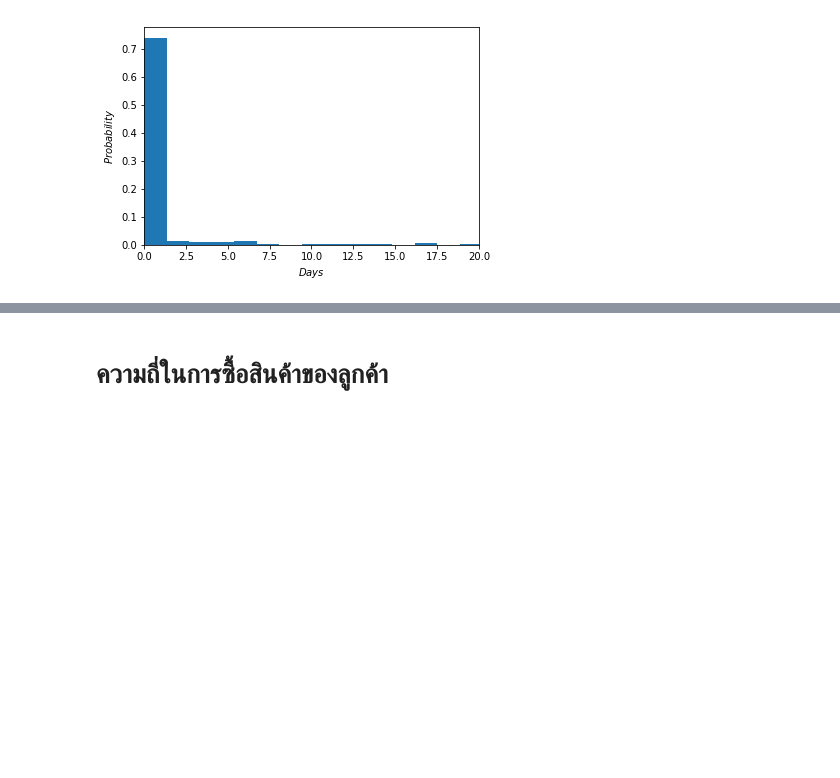
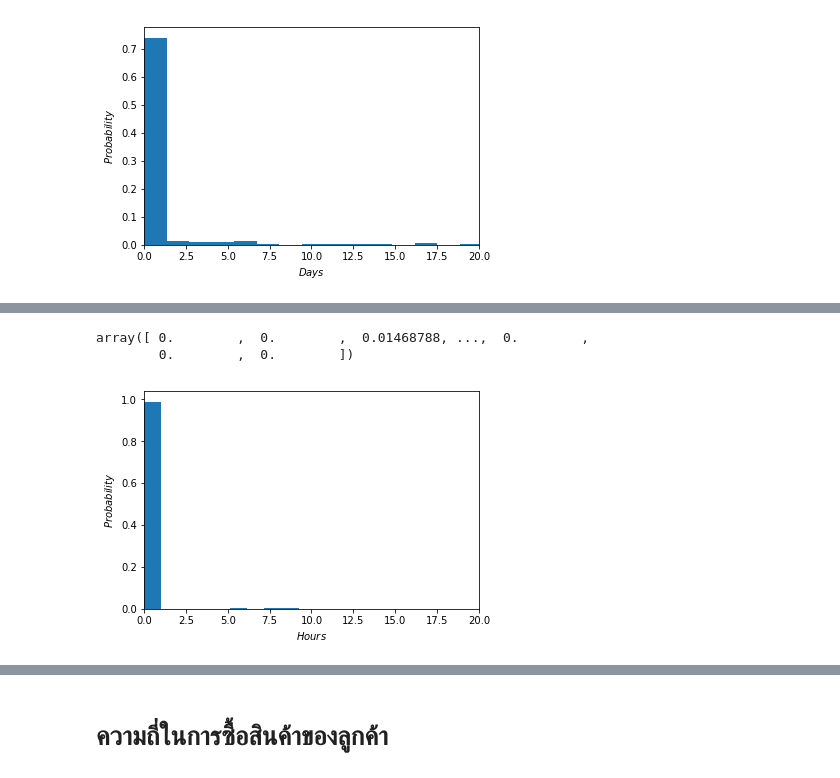
Before and after one commit to Kanbc/recommender-systems, a Jupyter notebook: explore/Order.ipynb, the cells around one changed output, grey strips where cells are left out. Drawn from its saved outputs; the diff is of its cells as text; code cells hidden in the pictures; blank space fills up the shorter version.

```diff
--- a/explore/Order.ipynb
+++ b/explore/Order.ipynb
@@ -802,0 +815,8 @@ plt.show()
+# %%
+df_pending = pd.DataFrame(order)
+order_pending = df_pending[df_pending['STATUS'] == "PENDING"]
+
+order_pending['CREATE_DATE'] = pd.to_datetime(order_pending['CREATE_DATE'])
+order_pending['UPDATE_DATE'] = pd.to_datetime(order_pending['UPDATE_DATE'])
+
+order_pending
@@ -802,0 +866,6 @@ plt.show()
+# %%
+time_diff_pending = (order_pending['UPDATE_DATE']- order_pending['CREATE_DATE']).astype('timedelta64[m]')
+time_diff_pending
+df_time_diff_pending=pd.DataFrame(time_diff_pending, columns=['diff_time'])
+join_diff_pending = pd.concat([order_pending, df_time_diff_pending], axis=1, join='inner')
+join_diff_pending
@@ -802,0 +891,3 @@ plt.show()
+# %%
+dt_pending=join_diff_pending['diff_time'].values
+dt_pending
@@ -802,0 +942,19 @@ plt.show()
+# %%
+prob_dt_pending =df_cvt_dt_pending['prob_dt_pending'].values
+prob_dt_pending
+# %% [output]
+array([ 0.        ,  0.        ,  0.01468788, ...,  0.        ,
+        0.        ,  0.        ])
+# %%
+import numpy as np
+import matplotlib.pyplot as plt
+weights = np.ones_like(dt_pending)/float(len(dt_pending))
+plt.hist(dt_pending, weights=weights, bins = 40)
+plt.xlabel('$Hours$')
+plt.ylabel('$Probability$')
+axes = plt.gca()
+#axes.set_ylim([0,0.4])
+axes.set_xlim([0,20])
+plt.show()
+# %% [output]
+[figure, added]
```
Also changed, not shown: parts of 15 cells of this notebook.
